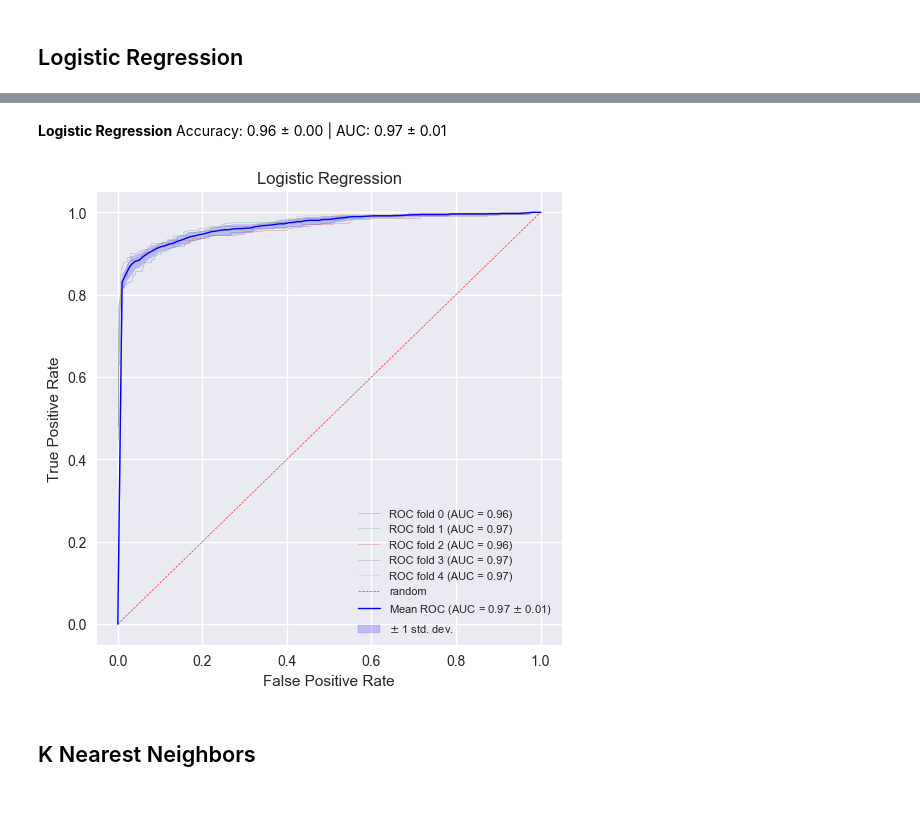
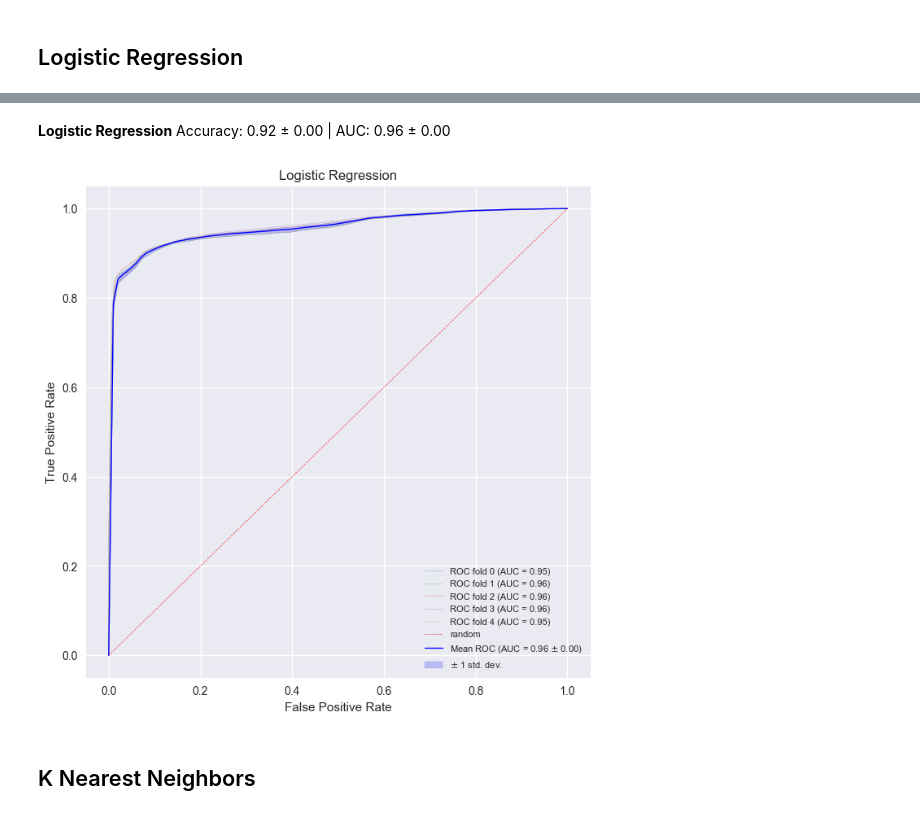
Before and after one commit to ElsaB/impact-annotator, a Jupyter notebook: analysis/prediction/Test.ipynb, the cells around one changed output, grey strips where cells are left out. Drawn from its saved outputs; the diff is of its cells as text; code cells hidden in the pictures.

```diff
--- a/analysis/prediction/Test.ipynb
+++ b/analysis/prediction/Test.ipynb
@@ -13,6 +13,6 @@ check_conda_env(current_conda_env[0])
 Setup environment... done!
 ✅ <span style='color:green'>Working on **impact-annotator_env** conda environment.</span>
 # %%
-impact = pd.read_csv('../../data/annotated_final_IMPACT_mutations_180508.txt', sep = '\t', low_memory = False, nrows = 10000)
+impact = pd.read_csv('../../data/annotated_final_IMPACT_mutations_180508.txt', sep = '\t', low_memory = False, nrows = 100000)
 impact.shape
 # %% [output]
@@ -58,6 +58,9 @@ get_table(impact.is_driver)
 ## Setup the train/test sets
 # %%
 label_feature_name = 'is_driver'
+
+if label_feature_name == 'is_driver':
+    impact = impact[impact.confidence_class != "UNLIKELY"]
 
 feature_names = [
 # 'Hugo_Symbol', 'Chromosome', 'Start_Position', 'End_Position', 'Consequence', 'Variant_Type', 'Reference_Allele', 'Tumor_Seq_Allele2', 'Tumor_Sample_Barcode',
@@ -79,10 +82,10 @@ feature_names = [
 'VEP_gnomAD_AF',
 # 'sample_mut_key', 'patient_key',
 'frequency_in_normals',
-'VEP_SIFT_class',
-'VEP_SIFT_score',
-'VEP_PolyPhen_class',
-'VEP_PolyPhen_score',
+#'VEP_SIFT_class',
+#'VEP_SIFT_score',
+#'VEP_PolyPhen_class',
+#'VEP_PolyPhen_score',
 'VEP_in_dbSNP',
 'VEP_gnomAD_total_AF_AFR',
 'VEP_gnomAD_total_AF_AMR',
@@ -107,8 +110,8 @@ categorical_features_names = [
 'VEP_VARIANT_CLASS',
 'VEP_IMPACT',
 'VEP_CLIN_SIG',
-'VEP_SIFT_class',
-'VEP_PolyPhen_class',
+#'VEP_SIFT_class',
+#'VEP_PolyPhen_class',
 'VEP_in_dbSNP',
 'gene_type',
 ]
@@ -174,15 +181,16 @@ plot_cross_validation_ROC_curves(model_GaussianNB, X, y, n_folds, 'Gaussian Naiv
 # %%
 from sklearn.linear_model import LogisticRegression
 
 model_LogisticRegression = LogisticRegression(random_state = 1)
 
 get_accuracy_and_AUC(model_LogisticRegression, X, y, n_folds, 'Logistic Regression')
 
-fig, ax = plt.subplots(1, 1, figsize = (6, 6))
+
+fig, ax = plt.subplots(1, 1, figsize = (8, 8))
 plot_cross_validation_ROC_curves(model_LogisticRegression, X, y, n_folds, 'Logistic Regression', ax)
 # %% [output]
-**Logistic Regression** Accuracy: 0.96 ± 0.00 | AUC: 0.97 ± 0.01
+**Logistic Regression** Accuracy: 0.92 ± 0.00 | AUC: 0.96 ± 0.00
-[figure, old version]
+[figure, new version]
 # %%
 from sklearn.model_selection import learning_curve
 train_sizes, train_scores, test_scores = learning_curve(model, X, y, train_sizes = np.linspace(0.1, 1.0, 5), cv = 5)
```
Also changed, not shown: parts of 10 cells of this notebook, 2 other files.
